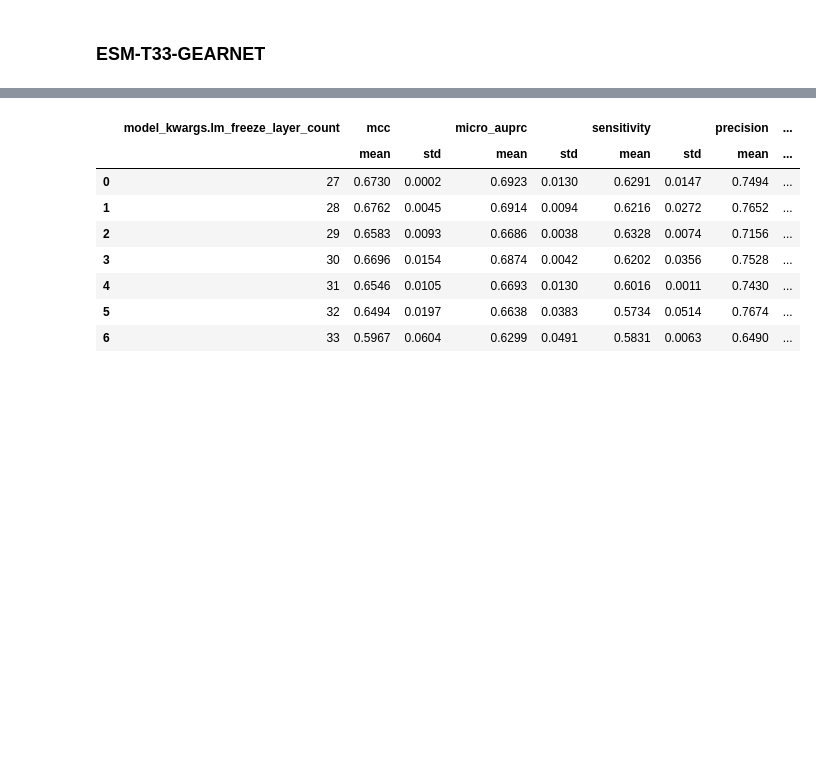
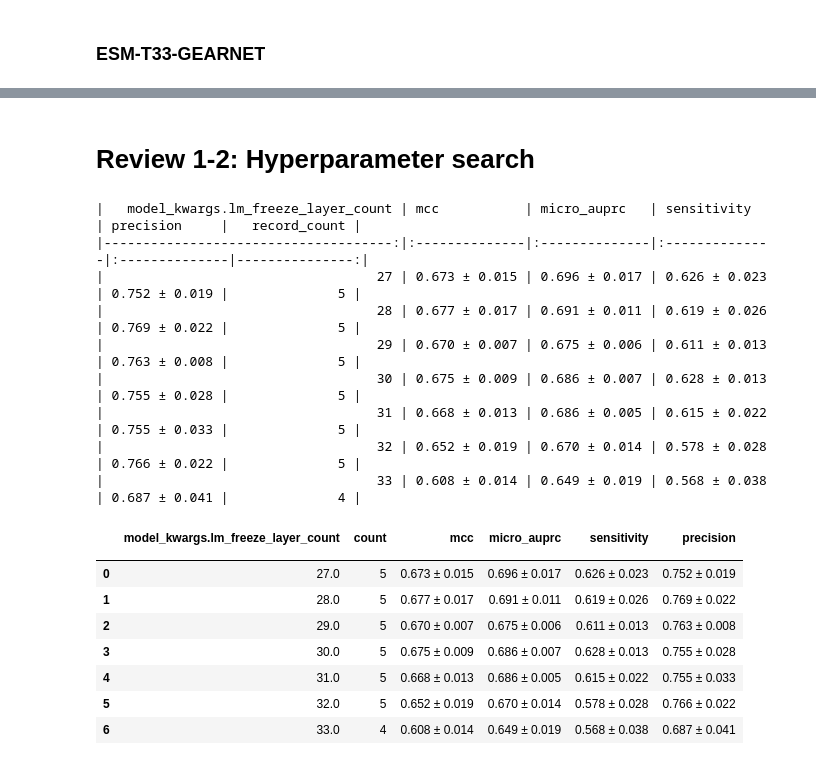
Before and after one commit to dlwocks31/MultiviewATPBind, a Jupyter notebook: result/analysis_atp.ipynb, the cells around one changed output, grey strips where cells are left out. Drawn from its saved outputs; the diff is of its cells as text; code cells hidden in the pictures; blank space fills up the shorter version.

```diff
--- a/result/analysis_atp.ipynb
+++ b/result/analysis_atp.ipynb
@@ -308,3 +308,33 @@ def analyze_metrics(csv_path, group_by_param, filter_conditions={}, sort_by=('mc
 
     # Display the results
     return grouped_df
+
+def print_markdown_table(grouped_df, metrics=['mcc', 'micro_auprc', 'sensitivity', 'precision']):
+    """
+    Print the markdown formatted table from the grouped DataFrame.
+
+    Parameters:
+    - grouped_df: DataFrame, the grouped and averaged metrics.
+    - metrics: list, the metrics to include in the table.
+    """
+    from tabulate import tabulate
+
+    # Format the metrics with mean and std
+    for metric in metrics:
+        grouped_df[f'{metric}_formatted'] = grouped_df.apply(
+            lambda row: f"{row[(metric, 'mean')]:.3f} ± {row[(metric, 'std')]:.3f}", axis=1)
+    # Drop the original metric columns
+    for metric in metrics:
+        grouped_df.drop(columns=[(metric, 'mean'), (metric, 'std')], inplace=True)
+
+    # Rename the formatted metric columns to the original metric names
+    for metric in metrics:
+        grouped_df.rename(columns={f'{metric}_formatted': metric}, inplace=True)
+
+    # Select the columns to display, including non-metric keys
+    non_metric_keys = [col for col in grouped_df.columns.levels[0] if col not in metrics and col != 'count' and col != 'index']
+    formatted_df = grouped_df[non_metric_keys + [f'{metric}' for metric in metrics] + ['count']]
+    formatted_df.columns = non_metric_keys + metrics + ['record_count']
+    # Print the markdown table
+    markdown_table = tabulate(formatted_df, headers='keys', tablefmt='pipe', showindex=False)
+    print(markdown_table)
@@ -311,17 +389,30 @@ def analyze_metrics(csv_path, group_by_param, filter_conditions={}, sort_by=('mc
+# %% [markdown]
+# Review 1-2: Hyperparameter search
 # %%
-analyze_metrics('atpbind3d_esm-t33-gearnet_stats.csv',
+df = analyze_metrics('atpbind3d_esm-t33-gearnet_stats.csv',
                 'model_kwargs.lm_freeze_layer_count',
-                filter_conditions={'padding': 50, 'max_slice_length': [600], 'valid_fold': [0, 1]},
+                filter_conditions={'padding': 50, 'max_slice_length': [500],},
                 sort_by='model_kwargs.lm_freeze_layer_count',
                 ascending=True
 )
+print_markdown_table(df)
+df
 # %% [output]
+|   model_kwargs.lm_freeze_layer_count | mcc           | micro_auprc   | sensitivity   | precision     |   record_count |
+|-------------------------------------:|:--------------|:--------------|:--------------|:--------------|---------------:|
+|                                   27 | 0.673 ± 0.015 | 0.696 ± 0.017 | 0.626 ± 0.023 | 0.752 ± 0.019 |              5 |
+|                                   28 | 0.677 ± 0.017 | 0.691 ± 0.011 | 0.619 ± 0.026 | 0.769 ± 0.022 |              5 |
+|                                   29 | 0.670 ± 0.007 | 0.675 ± 0.006 | 0.611 ± 0.013 | 0.763 ± 0.008 |              5 |
+|                                   30 | 0.675 ± 0.009 | 0.686 ± 0.007 | 0.628 ± 0.013 | 0.755 ± 0.028 |              5 |
+|                                   31 | 0.668 ± 0.013 | 0.686 ± 0.005 | 0.615 ± 0.022 | 0.755 ± 0.033 |              5 |
+|                                   32 | 0.652 ± 0.019 | 0.670 ± 0.014 | 0.578 ± 0.028 | 0.766 ± 0.022 |              5 |
+|                                   33 | 0.608 ± 0.014 | 0.649 ± 0.019 | 0.568 ± 0.038 | 0.687 ± 0.041 |              4 |
-|  | model_kwargs.lm_freeze_layer_count | mcc |  | micro_auprc |  | sensitivity |  | precision | ... |
-|  |  | mean | std | mean | std | mean | std | mean | ... |
-| 0 | 27 | 0.6730 | 0.0002 | 0.6923 | 0.0130 | 0.6291 | 0.0147 | 0.7494 | ... |
-| 1 | 28 | 0.6762 | 0.0045 | 0.6914 | 0.0094 | 0.6216 | 0.0272 | 0.7652 | ... |
-| 2 | 29 | 0.6583 | 0.0093 | 0.6686 | 0.0038 | 0.6328 | 0.0074 | 0.7156 | ... |
-| 3 | 30 | 0.6696 | 0.0154 | 0.6874 | 0.0042 | 0.6202 | 0.0356 | 0.7528 | ... |
-| 4 | 31 | 0.6546 | 0.0105 | 0.6693 | 0.0130 | 0.6016 | 0.0011 | 0.7430 | ... |
-| 5 | 32 | 0.6494 | 0.0197 | 0.6638 | 0.0383 | 0.5734 | 0.0514 | 0.7674 | ... |
-| 6 | 33 | 0.5967 | 0.0604 | 0.6299 | 0.0491 | 0.5831 | 0.0063 | 0.6490 | ... |
+|  | model_kwargs.lm_freeze_layer_count | count | mcc | micro_auprc | sensitivity | precision |
+|  |  |  |  |  |  |  |
+| 0 | 27.0 | 5 | 0.673 ± 0.015 | 0.696 ± 0.017 | 0.626 ± 0.023 | 0.752 ± 0.019 |
+| 1 | 28.0 | 5 | 0.677 ± 0.017 | 0.691 ± 0.011 | 0.619 ± 0.026 | 0.769 ± 0.022 |
+| 2 | 29.0 | 5 | 0.670 ± 0.007 | 0.675 ± 0.006 | 0.611 ± 0.013 | 0.763 ± 0.008 |
+| 3 | 30.0 | 5 | 0.675 ± 0.009 | 0.686 ± 0.007 | 0.628 ± 0.013 | 0.755 ± 0.028 |
+| 4 | 31.0 | 5 | 0.668 ± 0.013 | 0.686 ± 0.005 | 0.615 ± 0.022 | 0.755 ± 0.033 |
+| 5 | 32.0 | 5 | 0.652 ± 0.019 | 0.670 ± 0.014 | 0.578 ± 0.028 | 0.766 ± 0.022 |
+| 6 | 33.0 | 4 | 0.608 ± 0.014 | 0.649 ± 0.019 | 0.568 ± 0.038 | 0.687 ± 0.041 |
```
Also changed, not shown: parts of 13 cells of this notebook, 29 other files.
